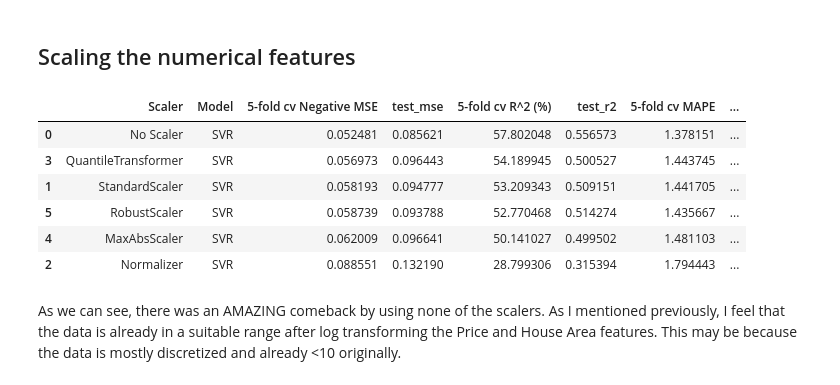
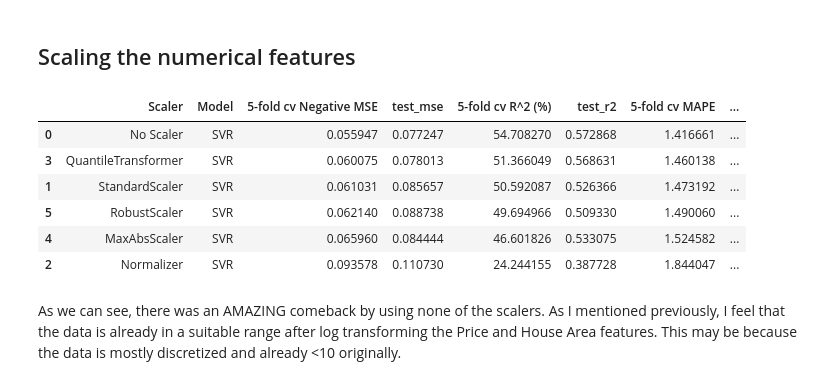
Before and after one commit to fwnriyx/poly, a Jupyter notebook: AI and Machine Learning/CA1/Regression/housing.ipynb, the cells around one changed output. Cells and saved outputs as stored; diff of their text form; code cells hidden in the pictures.

```diff
--- a/AI and Machine Learning/CA1/Regression/housing.ipynb
+++ b/AI and Machine Learning/CA1/Regression/housing.ipynb
@@ -899,10 +859,9 @@ Best Parameters:
 # %%
 from sklearn.svm import SVR
 from sklearn.pipeline import make_pipeline
-from sklearn.model_selection import validation_curve
 
 # Create an SVR model with the best hyperparameters
-svr_model = SVR(kernel='rbf', C= 0.6, epsilon = 0.02, gamma='scale')
+svr_model = SVR(kernel='rbf', C= 0.6, epsilon=0.04, gamma='scale')
 pipeline = make_pipeline(StandardScaler(), svr_model)
 
 
@@ -911,5 +870,5 @@ svr_model.fit(X_train, y_train)
 predictions = svr_model.predict(X_test)
 
 print('SVR R^2: ', r2_score(y_test, predictions))
-# plot_learning_curves(pipeline, X_train, y_train, cv = 10)
+plot_learning_curves(pipeline, X_train, y_train, cv= 5)
 # %% [output]
@@ -939,7 +899,7 @@ scalers = [
     ('RobustScaler', RobustScaler())
 ]
 
-models = {'SVR': SVR(kernel='rbf', C = 0.6, epsilon=0.01, gamma='scale')}
+models = {'SVR': SVR(kernel='rbf', C=0.6, epsilon=0.04, gamma='scale')}
 
 results = []
 
@@ -948,42 +908,42 @@ for scaler_name, scaler in tqdm(scalers):
     data_preprocessing.fit(X_train)
 
     X_train_preprocessed = data_preprocessing.transform(X_train)
     X_test_preprocessed = data_preprocessing.transform(X_test)
 
     for model_name, model in models.items():
         cv_preds = cross_val_predict(model, X_train_preprocessed, y_train, cv=5)
         cv_mse = mean_squared_error(y_train, cv_preds)
         cv_r2 = r2_score(y_train, cv_preds) * 100
         cv_mape = mean_absolute_percentage_error(y_train, cv_preds)
 
         model.fit(X_train_preprocessed, y_train)
         y_pred = model.predict(X_test_preprocessed)
         test_mse = mean_squared_error(y_test, y_pred)
         test_r2 = r2_score(y_test, y_pred)
         test_mape = mean_absolute_percentage_error(y_test, y_pred)
 
         results.append({
             'Scaler': scaler_name,
             'Model': model_name,
             '5-fold cv Negative MSE': cv_mse,
             'test_mse': test_mse,
             '5-fold cv R^2 (%)': cv_r2,
             'test_r2': test_r2,
             '5-fold cv MAPE': cv_mape,
             'test_mape': test_mape
         })
 
-results_df = pd.DataFrame(results)
-results_df.sort_values(by='5-fold cv R^2 (%)', ascending=False, inplace=True)
-results_df
+results_df1 = pd.DataFrame(results)
+results_df1.sort_values(by='5-fold cv R^2 (%)', ascending=False, inplace=True)
+results_df1
 # %% [output]
 |  | Scaler | Model | 5-fold cv Negative MSE | test_mse | 5-fold cv R^2 (%) | test_r2 | 5-fold cv MAPE | ... |
-| 0 | No Scaler | SVR | 0.052481 | 0.085621 | 57.802048 | 0.556573 | 1.378151 | ... |
-| 3 | QuantileTransformer | SVR | 0.056973 | 0.096443 | 54.189945 | 0.500527 | 1.443745 | ... |
-| 1 | StandardScaler | SVR | 0.058193 | 0.094777 | 53.209343 | 0.509151 | 1.441705 | ... |
-| 5 | RobustScaler | SVR | 0.058739 | 0.093788 | 52.770468 | 0.514274 | 1.435667 | ... |
-| 4 | MaxAbsScaler | SVR | 0.062009 | 0.096641 | 50.141027 | 0.499502 | 1.481103 | ... |
-| 2 | Normalizer | SVR | 0.088551 | 0.132190 | 28.799306 | 0.315394 | 1.794443 | ... |
+| 0 | No Scaler | SVR | 0.055947 | 0.077247 | 54.708270 | 0.572868 | 1.416661 | ... |
+| 3 | QuantileTransformer | SVR | 0.060075 | 0.078013 | 51.366049 | 0.568631 | 1.460138 | ... |
+| 1 | StandardScaler | SVR | 0.061031 | 0.085657 | 50.592087 | 0.526366 | 1.473192 | ... |
+| 5 | RobustScaler | SVR | 0.062140 | 0.088738 | 49.694966 | 0.509330 | 1.490060 | ... |
+| 4 | MaxAbsScaler | SVR | 0.065960 | 0.084444 | 46.601826 | 0.533075 | 1.524582 | ... |
+| 2 | Normalizer | SVR | 0.093578 | 0.110730 | 24.244155 | 0.387728 | 1.844047 | ... |
 # %% [markdown]
 As we can see, there was an AMAZING comeback by using none of the scalers. As I mentioned previously, I feel that the data is already in a suitable range after log transforming the Price and House Area features. This may be because the data is mostly discretized and already <10 originally.
 # %% [markdown]
```
Also changed, not shown: parts of 14 cells of this notebook.
